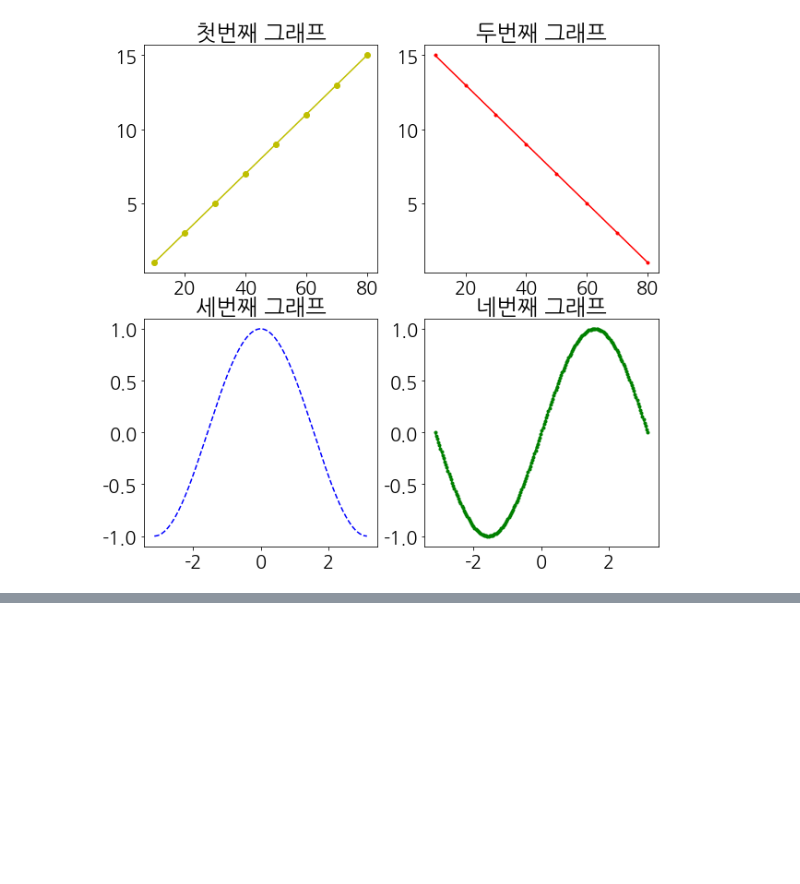
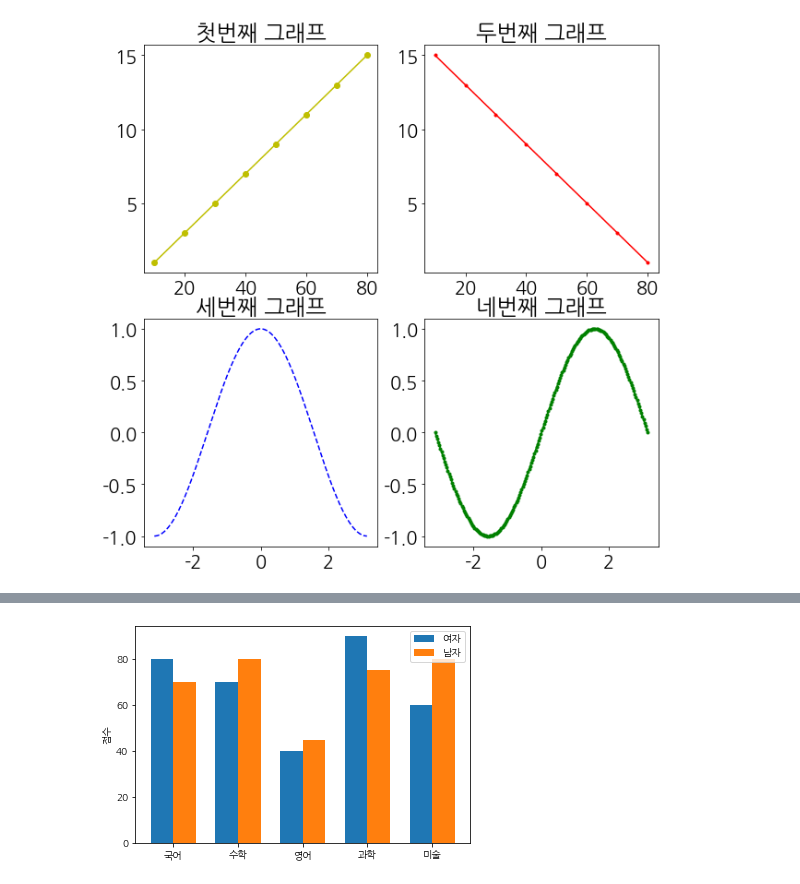
Before and after one commit to sleeptiger/Abc-project, a Jupyter notebook: Matplotib정리L.ipynb, the cells around one changed output, grey strips where cells are left out. Saved outputs shown, nothing was run; the diff lists cells and outputs as text; code cells hidden in the pictures; blank space fills up the shorter version.

```diff
--- a/Matplotib정리L.ipynb
+++ b/Matplotib정리L.ipynb
@@ -351,0 +398,10 @@ plt.show()
+# %%
+bar_width = 0.35
+plt.bar(x, women, width=bar_width, label='여자')
+plt.bar(x + bar_width, man, width=bar_width, label='남자') # (기준값 + 폭넓이, value)
+plt.xticks(x+ bar_width/2, xlabel)
+plt.ylabel('점수')
+plt.legend(loc='upper right')
+plt.show()
+# %% [output]
+[figure, added]
```
Also changed, not shown: parts of 30 cells of this notebook.
